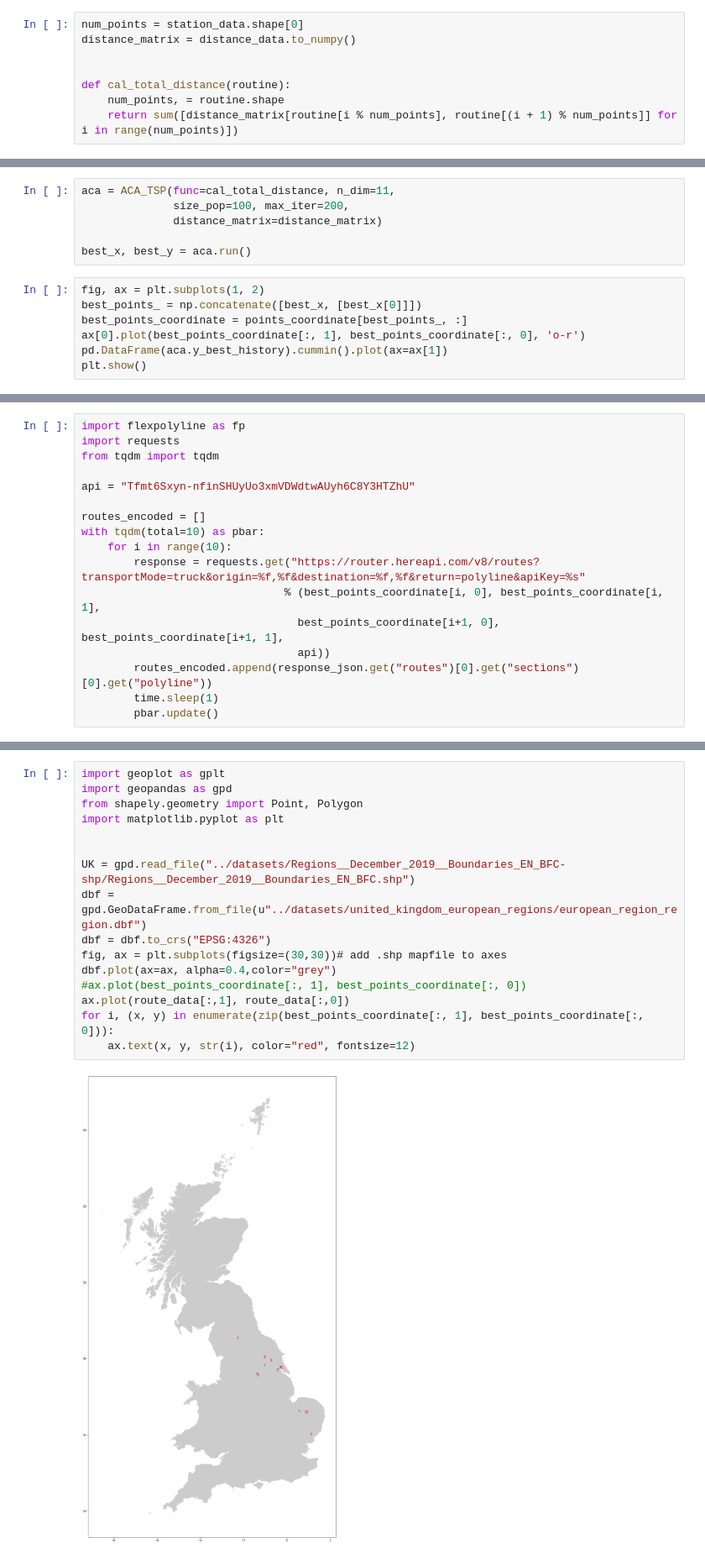
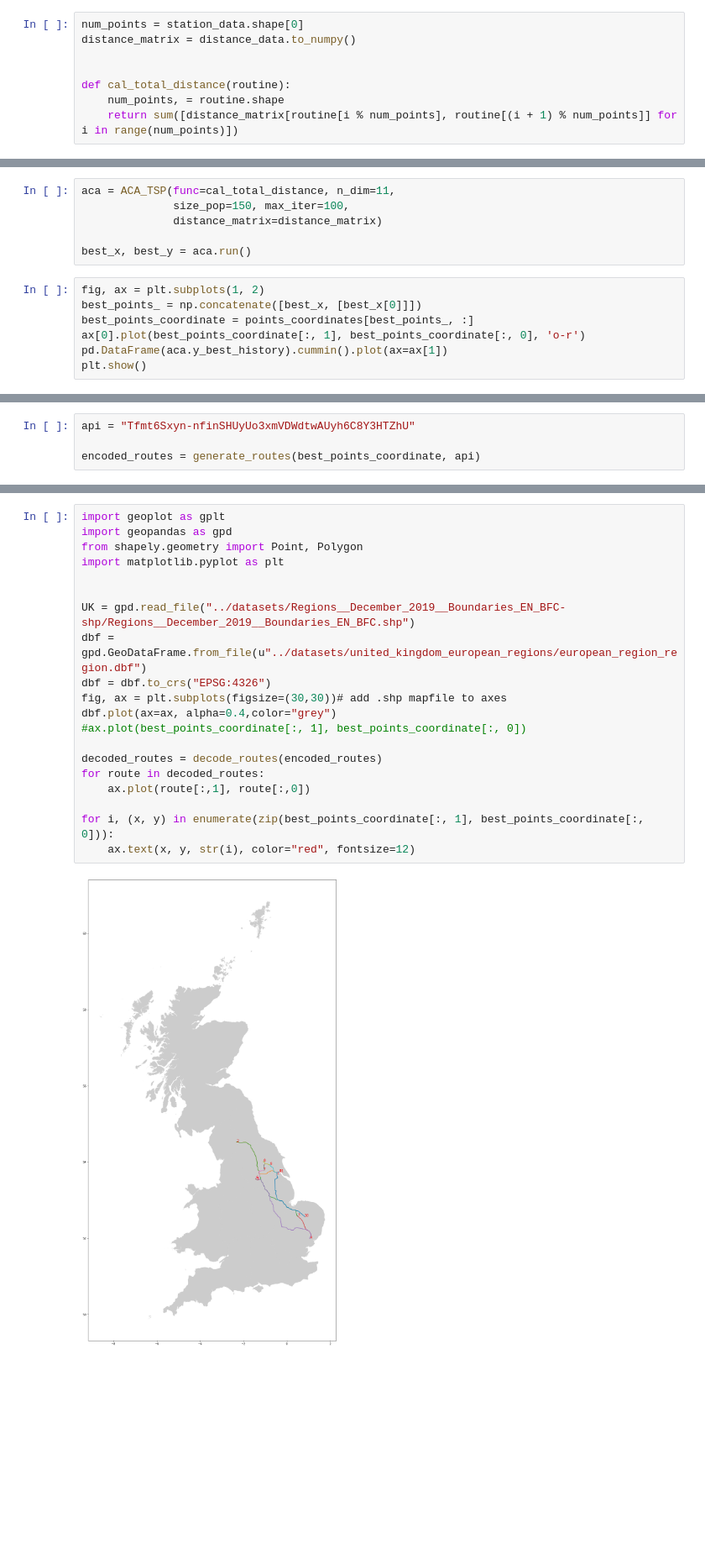
Before and after one commit to kallekj/Explorer, a Jupyter notebook: src/ACO.ipynb, the cells around one changed output, grey strips where cells are left out. Shown at 84% size. Drawn from its saved outputs; the diff is of its cells as text; blank space fills up the shorter version.

```diff
--- a/src/ACO.ipynb
+++ b/src/ACO.ipynb
@@ -65,13 +67,13 @@ points_coordinate = station_coordinates[["lat", "long"]].to_numpy()
 # %%
 aca = ACA_TSP(func=cal_total_distance, n_dim=11,
-              size_pop=100, max_iter=200,
+              size_pop=150, max_iter=100,
               distance_matrix=distance_matrix)
 
 best_x, best_y = aca.run()
 # %%
 fig, ax = plt.subplots(1, 2)
 best_points_ = np.concatenate([best_x, [best_x[0]]])
-best_points_coordinate = points_coordinate[best_points_, :]
+best_points_coordinate = points_coordinates[best_points_, :]
 ax[0].plot(best_points_coordinate[:, 1], best_points_coordinate[:, 0], 'o-r')
 pd.DataFrame(aca.y_best_history).cummin().plot(ax=ax[1])
 plt.show()
@@ -80,17 +81,0 @@ plt.show()
-# %%
-import flexpolyline as fp
-import requests
-from tqdm import tqdm
-
-api = "Tfmt6Sxyn-nfinSHUyUo3xmVDWdtwAUyh6C8Y3HTZhU"
-
-routes_encoded = []
-with tqdm(total=10) as pbar:
-    for i in range(10):
-        response = requests.get("https://router.hereapi.com/v8/routes?transportMode=truck&origin=%f,%f&destination=%f,%f&return=polyline&apiKey=%s"
-                               % (best_points_coordinate[i, 0], best_points_coordinate[i, 1],
-                                 best_points_coordinate[i+1, 0], best_points_coordinate[i+1, 1],
-                                 api))
-        routes_encoded.append(response_json.get("routes")[0].get("sections")[0].get("polyline"))
-        time.sleep(1)
-        pbar.update()
@@ -100,0 +82,4 @@ route_data = route.to_numpy()
+# %%
+api = "Tfmt6Sxyn-nfinSHUyUo3xmVDWdtwAUyh6C8Y3HTZhU"
+
+encoded_routes = generate_routes(best_points_coordinate, api)
@@ -101,18 +133,22 @@ route_data = route.to_numpy()
 # %%
 import geoplot as gplt
 import geopandas as gpd
 from shapely.geometry import Point, Polygon
 import matplotlib.pyplot as plt
 
 
 UK = gpd.read_file("../datasets/Regions__December_2019__Boundaries_EN_BFC-shp/Regions__December_2019__Boundaries_EN_BFC.shp")
 dbf = gpd.GeoDataFrame.from_file(u"../datasets/united_kingdom_european_regions/european_region_region.dbf")
 dbf = dbf.to_crs("EPSG:4326")
 fig, ax = plt.subplots(figsize=(30,30))# add .shp mapfile to axes
 dbf.plot(ax=ax, alpha=0.4,color="grey")
 #ax.plot(best_points_coordinate[:, 1], best_points_coordinate[:, 0])
-ax.plot(route_data[:,1], route_data[:,0])
+
+decoded_routes = decode_routes(encoded_routes)
+for route in decoded_routes:
+    ax.plot(route[:,1], route[:,0])
+
 for i, (x, y) in enumerate(zip(best_points_coordinate[:, 1], best_points_coordinate[:, 0])):
     ax.text(x, y, str(i), color="red", fontsize=12)
 # %% [output]
-[figure, old version]
+[figure, new version]
```
Also changed, not shown: parts of 8 cells of this notebook, 1 other file.
